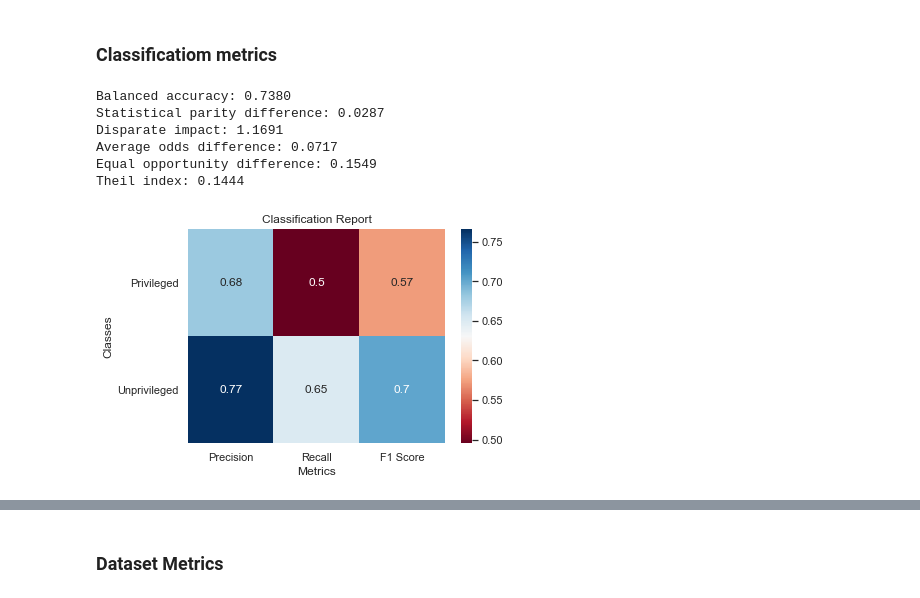
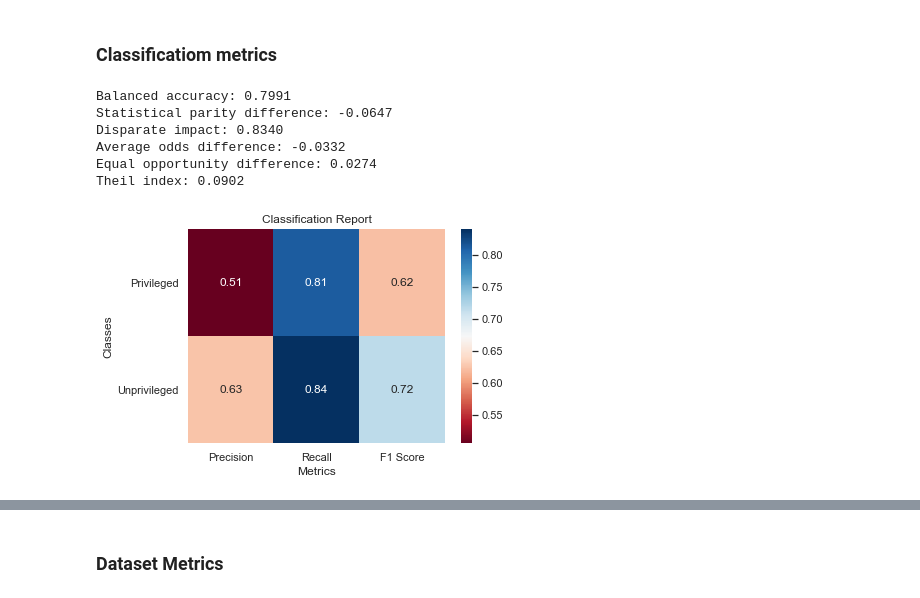
Before and after one commit to giordanoDaloisio/bias-mitigation-methods, a Jupyter notebook: Adult.ipynb, the cells around one changed output, grey strips where cells are left out. Saved outputs shown, nothing was run; the diff lists cells and outputs as text; code cells hidden in the pictures.

```diff
--- a/Adult.ipynb
+++ b/Adult.ipynb
@@ -77,18 +77,13 @@ def compute_quality_metrics(dataset_true, dataset_pred, unprivileged_group, priv
     u_metrics['F1 Score'] = (2*u_metrics['Precision']*u_metrics['Recall'])/(u_metrics['Precision']+u_metrics['Recall'])
     return p_metrics, u_metrics
 
-def build_dataset(n_samples, n_features, n_informative, n_sensitive):
-    """"Builds a syntetic dataset for classification"""
-    x, y = make_classification(n_samples=n_samples,
-                               n_features=n_features,
-                               n_informative=n_informative)
-    data = pd.DataFrame(np.column_stack((x,y)), columns=[i for i in range(11)])
-    s = np.arange(n_sensitive)
-    s = np.repeat(s,n_samples/2)
-    rnd = default_rng()
-    rnd.shuffle(s)
-    data['s'] = s
-    return data
+def load_dataset():
+    column_names = ['age', 'workclass', 'fnlwgt', 'education', 'education-num', 'marital-status',
+                'occupation','relationship', 'race', 'sex', 'capital-gain', 'capital-loss', 'hours-per-week', 'native-country', 'income']
+    adult_df = pd.read_csv('adult/adult.data', names=column_names)
+    adult_df.drop(adult_df[(adult_df['race'] != ' Black') & (adult_df['race'] != ' White')].index,inplace=True)
+    adult_df.loc[adult_df['native-country'] == ' ?', 'native-country'] = 'Not known'
+    return adult_df
 
 def split_data(data: BinaryLabelDataset):
     #data = BinaryLabelDataset(df=data, label_names=label_names, protected_attribute_names=protect_attr_names)
@@ -96,19 +91,15 @@ def split_data(data: BinaryLabelDataset):
     data_test, data_valid = data_tv.split([0.5], shuffle=True)
     return data_train, data_test, data_valid
 
-def x_y_split_dir(train, test):
-    x_train = np.delete(train.features, train.feature_names.index('sex'), axis=1)
+def x_y_split(train, test, sensitive_attributes=[]):
+    x_train = train.features
+    x_test = test.features
     y_train = train.labels.ravel()
-    x_test = np.delete(test.features, test.feature_names.index('sex'), axis=1)
     y_test = test.labels.ravel()
+    for s in sensitive_attributes:
+        x_train = np.delete(train.features, train.feature_names.index(s), axis=1)
+        x_test = np.delete(test.features, test.feature_names.index(s), axis=1)
     return x_train, y_train, x_test, y_test
-
-def x_y_split(data_train: BinaryLabelDataset, data_test: BinaryLabelDataset):
-    X_train = data_train.features
-    Y_train = data_train.labels.ravel()
-    X_test = data_test.features
-    Y_test = data_test.labels.ravel()
-    return X_train, Y_train, X_test, Y_test
 
 def compute_classification_metrics(estimator: Pipeline, valid_data: BinaryLabelDataset):
 
@@ -412,10 +377,7 @@ In the following we will test two preprocessing bias mitigation algorithms and w
 # %% [markdown]
 # Importing and exploring the dataset
 # %%
-column_names = ['age', 'workclass', 'fnlwgt', 'education', 'education-num', 'marital-status',
-                'occupation','relationship', 'race', 'sex', 'capital-gain', 'capital-loss', 'hours-per-week', 'native-country', 'income']
-adult_df = pd.read_csv('adult/adult.data', names=column_names)
-adult_df.drop(adult_df[(adult_df['race'] != ' Black') & (adult_df['race'] != ' White')].index,inplace=True)
+adult_df = load_dataset()
 adult_df.head()
 # %% [output]
 |  | age | workclass | fnlwgt | education | education-num | marital-status | occupation | relationship | ... |
@@ -483,4 +446,4 @@ unprivileged_group = [{'sex': 0}]
 privileged_group = [{'sex': 1}]
 # %%
 data = BinaryLabelDataset(
-    favorable_label=1, unfavorable_label=0, df=adult_df, label_names=['income'], protected_attribute_names=['sex','race'])
+    favorable_label=1, unfavorable_label=0, df=adult_df, label_names=['income'], protected_attribute_names=['sex'])
@@ -528,15 +507,15 @@ Statistical Parity = 0.0000
 # %% [markdown]
 ### Classificatiom metrics
 # %%
-rw_class = classify_rw(make_pipeline(StandardScaler(), LogisticRegression()), rw_data)
+rw_class = classify(make_pipeline(StandardScaler(), LogisticRegression(class_weight='balanced', solver='liblinear', n_jobs=-1)), rw_data)
 # %% [output]
-Balanced accuracy: 0.7380
-Statistical parity difference: 0.0287
-Disparate impact: 1.1691
-Average odds difference: 0.0717
-Equal opportunity difference: 0.1549
-Theil index: 0.1444
+Balanced accuracy: 0.7991
+Statistical parity difference: -0.0647
+Disparate impact: 0.8340
+Average odds difference: -0.0332
+Equal opportunity difference: 0.0274
+Theil index: 0.0902
-[figure, old version]
+[figure, new version]
 # %%
 plot_metrics_comparison(class_metrics, rw_class, "Bias Dataset", "Reweighed Dataset")
 plt.show()
```
Also changed, not shown: parts of 47 cells of this notebook, 2 other files.
